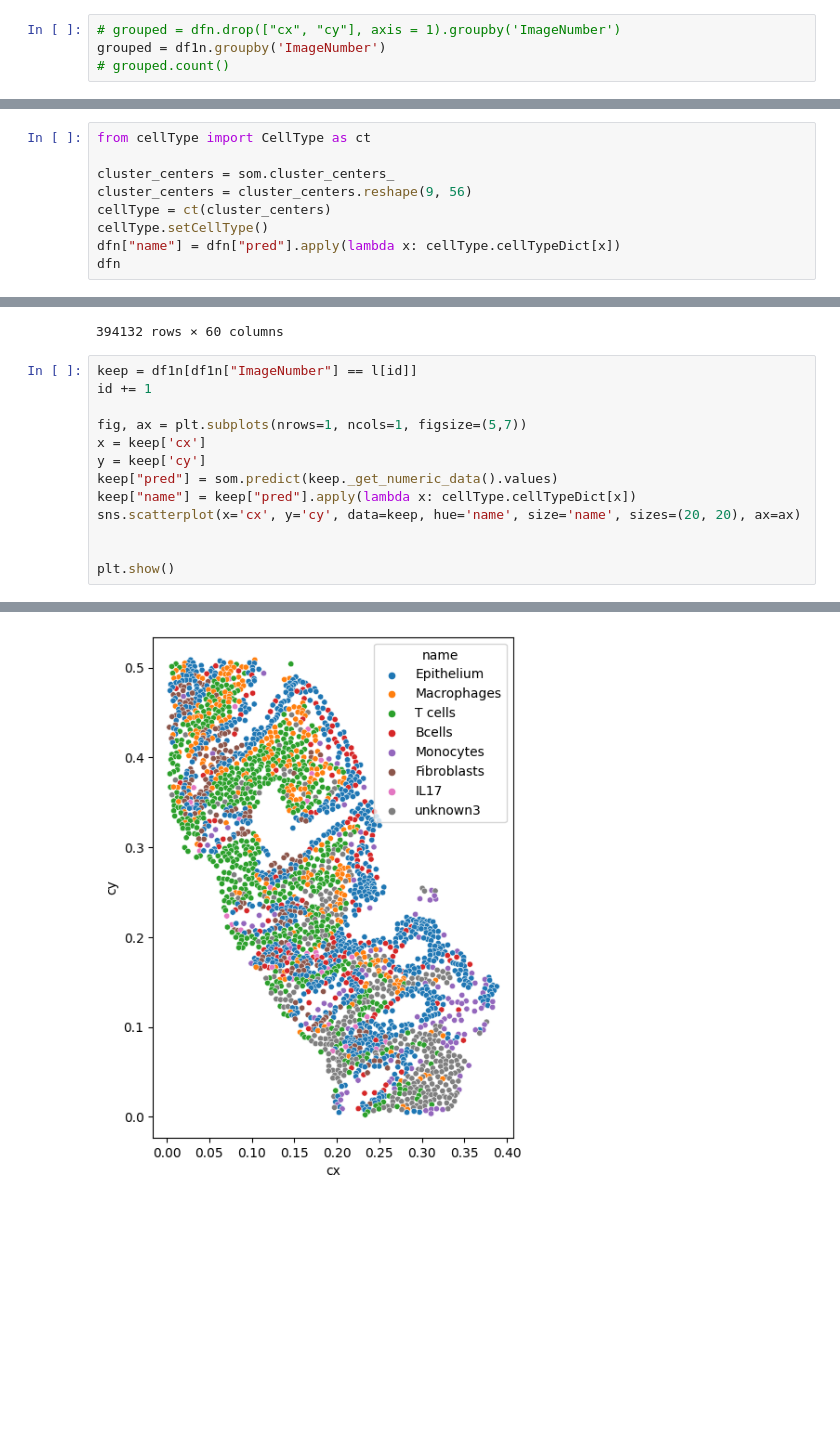
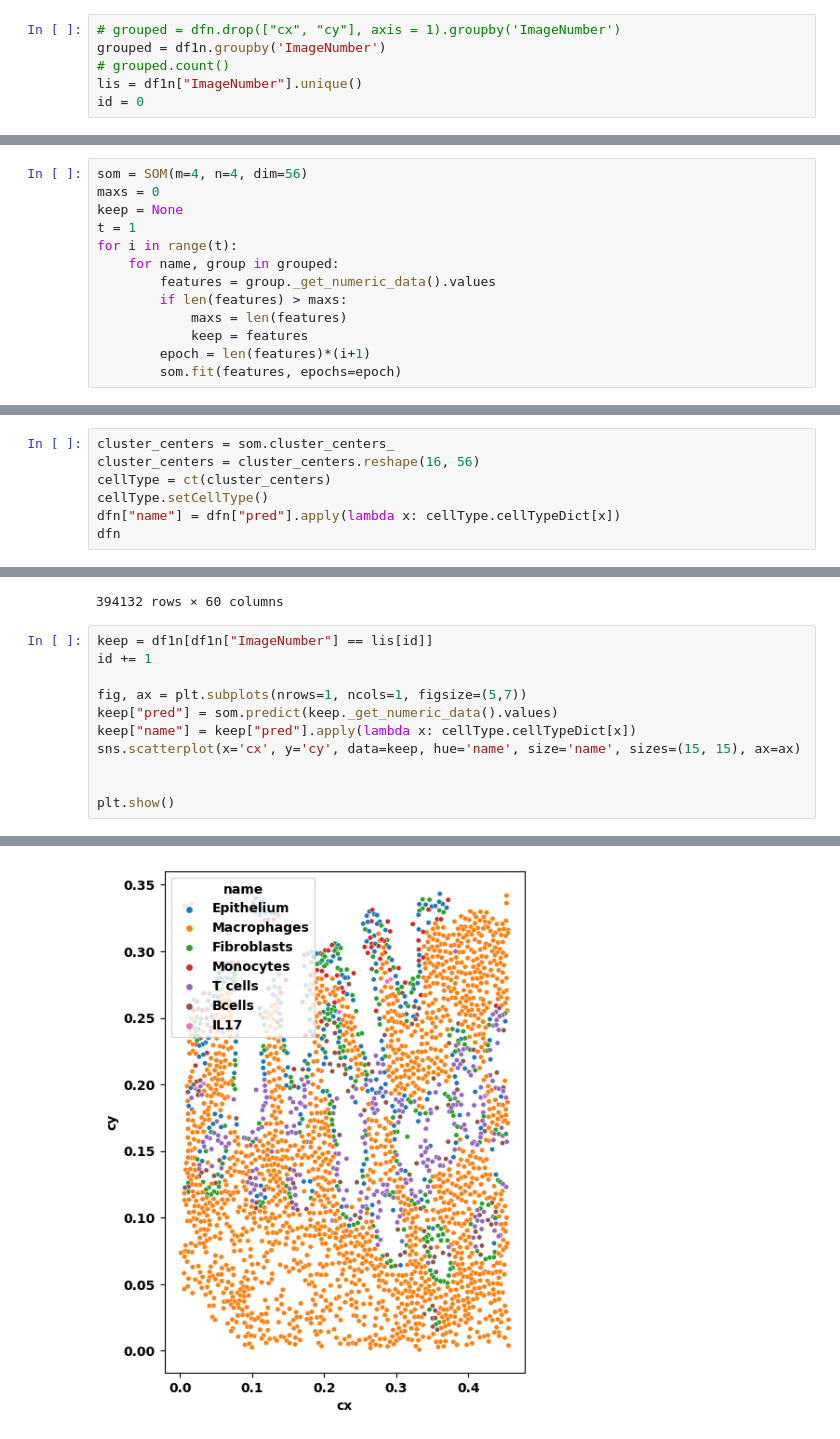
Before and after one commit to JanSuper/MasterProject1-1, a Jupyter notebook: Project Update.ipynb, the cells around one changed output, grey strips where cells are left out. Cells and saved outputs as stored; diff of their text form; blank space fills up the shorter version.

```diff
--- a/Project Update.ipynb
+++ b/Project Update.ipynb
@@ -57,3 +59,5 @@ df1n
 # grouped = dfn.drop(["cx", "cy"], axis = 1).groupby('ImageNumber')
 grouped = df1n.groupby('ImageNumber')
 # grouped.count()
+lis = df1n["ImageNumber"].unique()
+id = 0
@@ -77 +64,14 @@ id = 0
+# %%
+som = SOM(m=4, n=4, dim=56)
+maxs = 0
+keep = None
+t = 1
+for i in range(t):
+    for name, group in grouped:
+        features = group._get_numeric_data().values
+        if len(features) > maxs:
+            maxs = len(features)
+            keep = features
+        epoch = len(features)*(i+1)
+        som.fit(features, epochs=epoch)
 # %%
@@ -96,8 +100,6 @@ plt.hist(dfn["pred"], bins=9, rwidth=0.9)
 # %%
-from cellType import CellType as ct
-
 cluster_centers = som.cluster_centers_
-cluster_centers = cluster_centers.reshape(9, 56)
+cluster_centers = cluster_centers.reshape(16, 56)
 cellType = ct(cluster_centers)
 cellType.setCellType()
 dfn["name"] = dfn["pred"].apply(lambda x: cellType.cellTypeDict[x])
@@ -117,27 +119,25 @@ dfn
 | 394131 | Dysplastic | 20210808_MBAA047_S8_R-8_D-S8_T40_R1 | 0.144891 | 0.145455 | 0.069767 | 0.133095 | 0.414203 | 0.517581 | ... |
 394132 rows × 60 columns
 # %%
-keep = df1n[df1n["ImageNumber"] == l[id]]
+keep = df1n[df1n["ImageNumber"] == lis[id]]
 id += 1
 
 fig, ax = plt.subplots(nrows=1, ncols=1, figsize=(5,7))
-x = keep['cx']
-y = keep['cy']
 keep["pred"] = som.predict(keep._get_numeric_data().values)
 keep["name"] = keep["pred"].apply(lambda x: cellType.cellTypeDict[x])
-sns.scatterplot(x='cx', y='cy', data=keep, hue='name', size='name', sizes=(20, 20), ax=ax)
+sns.scatterplot(x='cx', y='cy', data=keep, hue='name', size='name', sizes=(15, 15), ax=ax)
 
 
 plt.show()
 # %% [output]
 A value is trying to be set on a copy of a slice from a DataFrame.
 Try using .loc[row_indexer,col_indexer] = value instead
 
 See the caveats in the documentation: https://pandas.pydata.org/pandas-docs/stable/user_guide/indexing.html#returning-a-view-versus-a-copy
   keep["pred"] = som.predict(keep._get_numeric_data().values)
 A value is trying to be set on a copy of a slice from a DataFrame.
 Try using .loc[row_indexer,col_indexer] = value instead
 
 See the caveats in the documentation: https://pandas.pydata.org/pandas-docs/stable/user_guide/indexing.html#returning-a-view-versus-a-copy
   keep["name"] = keep["pred"].apply(lambda x: cellType.cellTypeDict[x])
-[figure, old version]
+[figure, new version]
```
Also changed, not shown: parts of 9 cells of this notebook, 4 other files.
